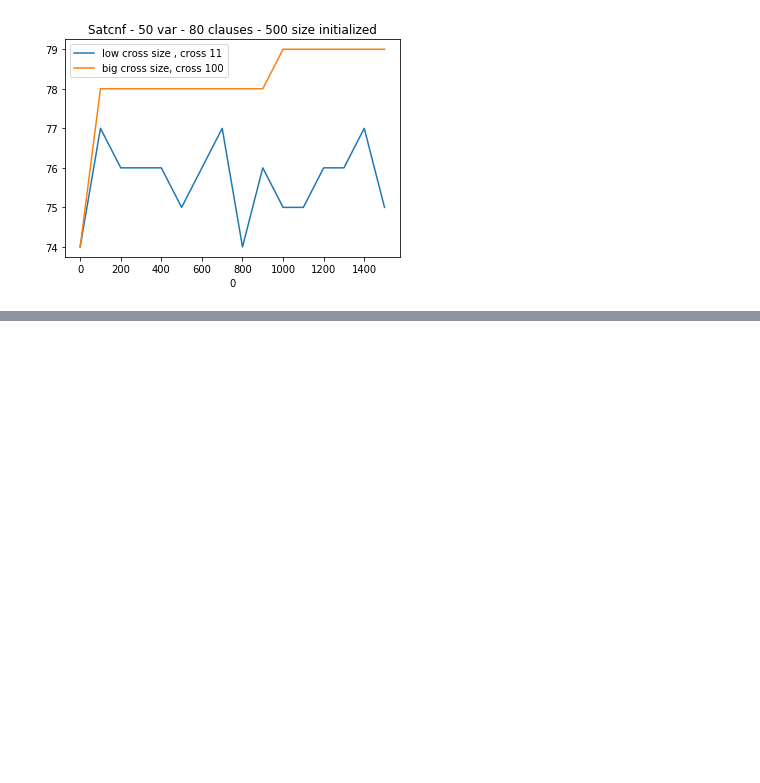
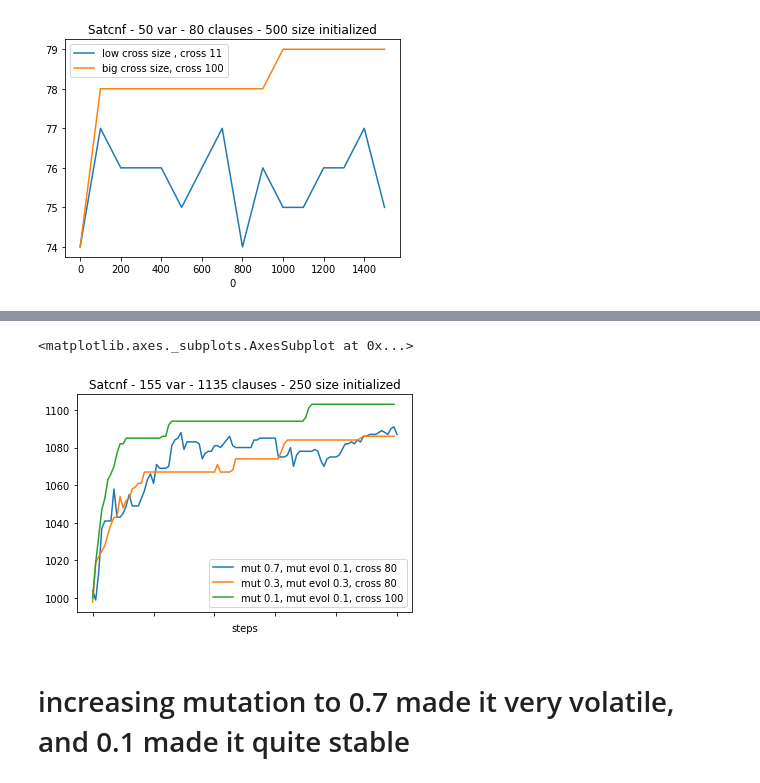
Before and after one commit to hAckdamDys/pyage, a Jupyter notebook: satcnf_notebook.ipynb, the cells around one changed output, grey strips where cells are left out. Saved outputs shown, nothing was run; the diff lists cells and outputs as text; code cells hidden in the pictures; blank space fills up the shorter version.

Commit message:
added another cnf file, and added results of tests in satcnf_notebook

```diff
--- a/satcnf_notebook.ipynb
+++ b/satcnf_notebook.ipynb
@@ -323,0 +419,42 @@ def load_values(file):
+# %%
+plot_data=pd.read_csv("pyage-20180316_084343.log",sep=":",header=None,index_col=0)
+plot_data=plot_data.dropna()
+step_col=plot_data.loc[::2][2]
+val_col=plot_data[1:][::2][2]
+plot_data=pd.DataFrame()
+plot_data["steps"]=step_col
+plot_data["values"]=val_col
+plot_data['steps'] = plot_data['steps'].apply(lambda value: value.replace("=",""))
+plot_data.index=plot_data['steps']
+plot_data.drop('steps', axis=1, inplace=True)
+# %%
+plot_data2=plot_data
+# %%
+plot_data=pd.read_csv("pyage-20180316_083637.log",sep=":",header=None,index_col=0)
+plot_data=plot_data.dropna()
+step_col=plot_data.loc[::2][2]
+val_col=plot_data[1:][::2][2]
+plot_data=pd.DataFrame()
+plot_data["steps"]=step_col
+plot_data["values"]=val_col
+plot_data['steps'] = plot_data['steps'].apply(lambda value: value.replace("=",""))
+plot_data.index=plot_data['steps']
+plot_data.drop('steps', axis=1, inplace=True)
+# %%
+plot_data3=plot_data
+# %%
+ax=plt.gca(title="Satcnf - 155 var - 1135 clauses - 250 size initialized")
+plot_data1=plot_data1.astype(float)
+plot_data1.columns=["mut 0.7, mut evol 0.1, cross 80"]
+plot_data1.plot(ax=ax)
+plot_data2=plot_data2.astype(float)
+plot_data2.columns=["mut 0.3, mut evol 0.3, cross 80"]
+plot_data2.plot(ax=ax)
+plot_data3=plot_data3.astype(float)
+plot_data3.columns=["mut 0.1, mut evol 0.1, cross 100"]
+plot_data3.plot(ax=ax)
+# %% [output]
+<matplotlib.axes._subplots.AxesSubplot at 0x...>
+[figure, added]
+# %% [markdown]
+# increasing mutation to 0.7 made it very volatile, and 0.1 made it quite stable
```
Also changed, not shown: parts of 40 cells of this notebook, 5 other files.
